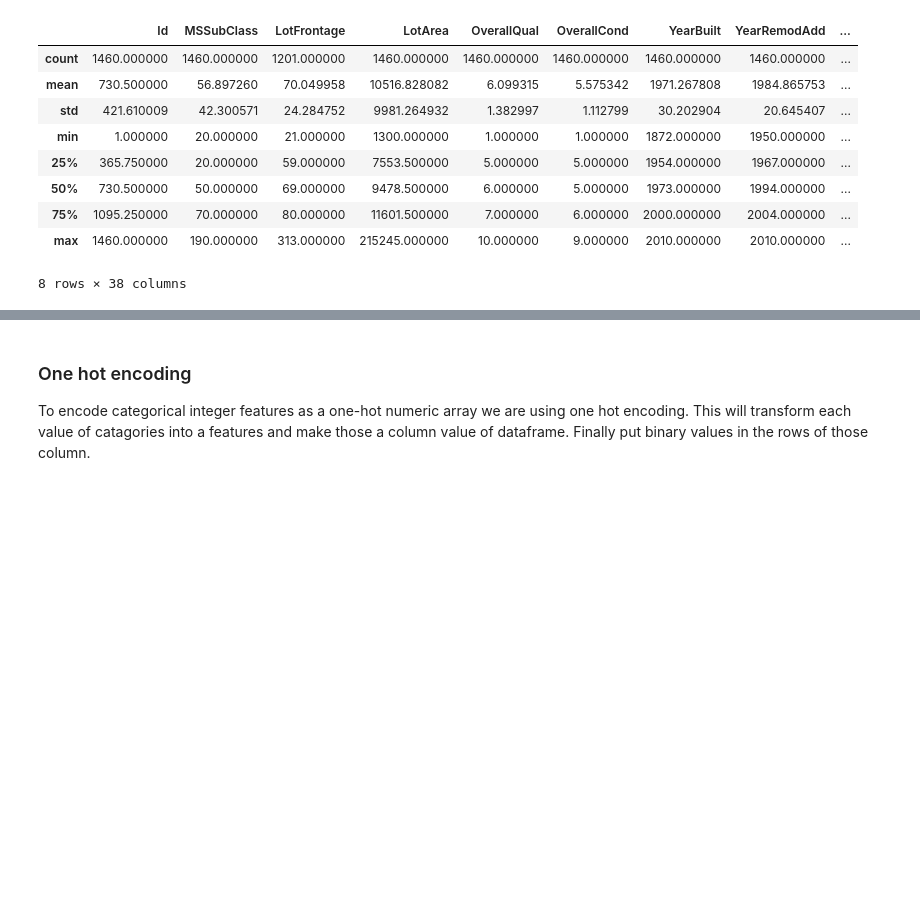
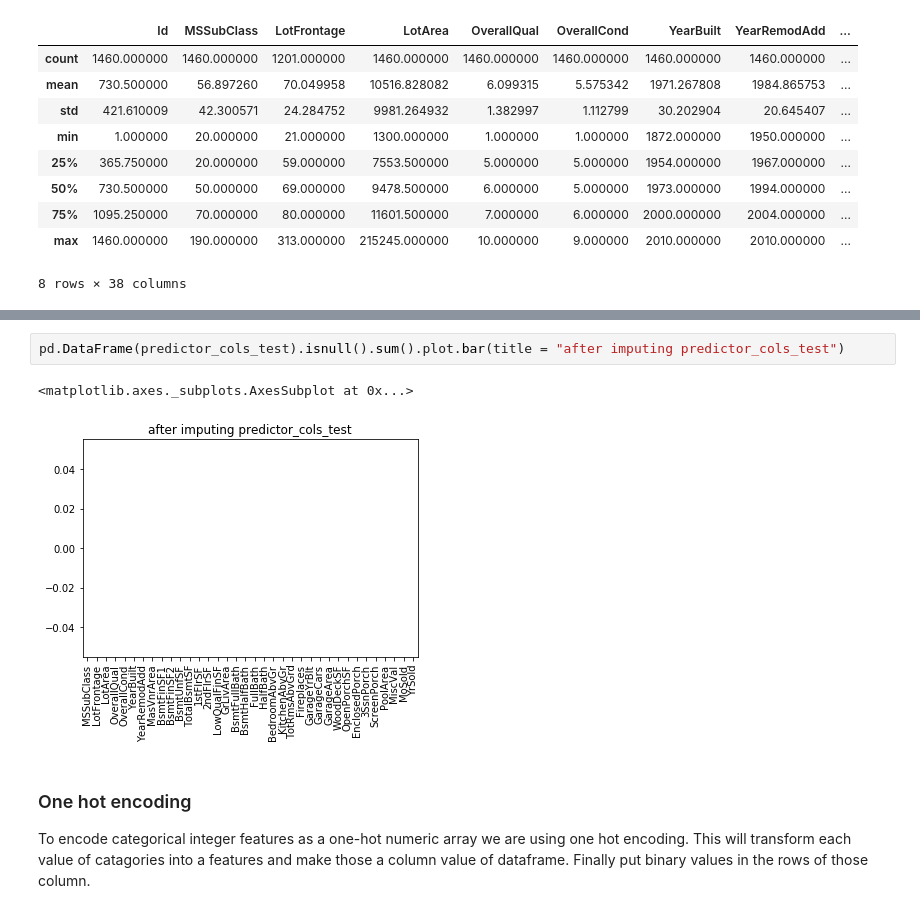
Before and after one commit to navidRashik/House-Prices-Advanced-Regression-Techniques, a Jupyter notebook: house_price.ipynb, the cells around one changed output, grey strips where cells are left out. Cells and saved outputs as stored; diff of their text form; blank space fills up the shorter version.

```diff
--- a/house_price.ipynb
+++ b/house_price.ipynb
@@ -524,3 +159,8 @@ for i, col in enumerate(numeric_features):
+# %%
+pd.DataFrame(predictor_cols_test).isnull().sum().plot.bar(title = "after imputing predictor_cols_test")
+# %% [output]
+<matplotlib.axes._subplots.AxesSubplot at 0x...>
+[figure, added]
 # %% [markdown]
 ### One hot encoding
 To encode categorical integer features as a one-hot numeric array we are using one hot encoding. This will transform each value of catagories into a features and make those a column value of dataframe. Finally put binary values in the rows of those column.
```
Also changed, not shown: parts of 81 cells of this notebook.
